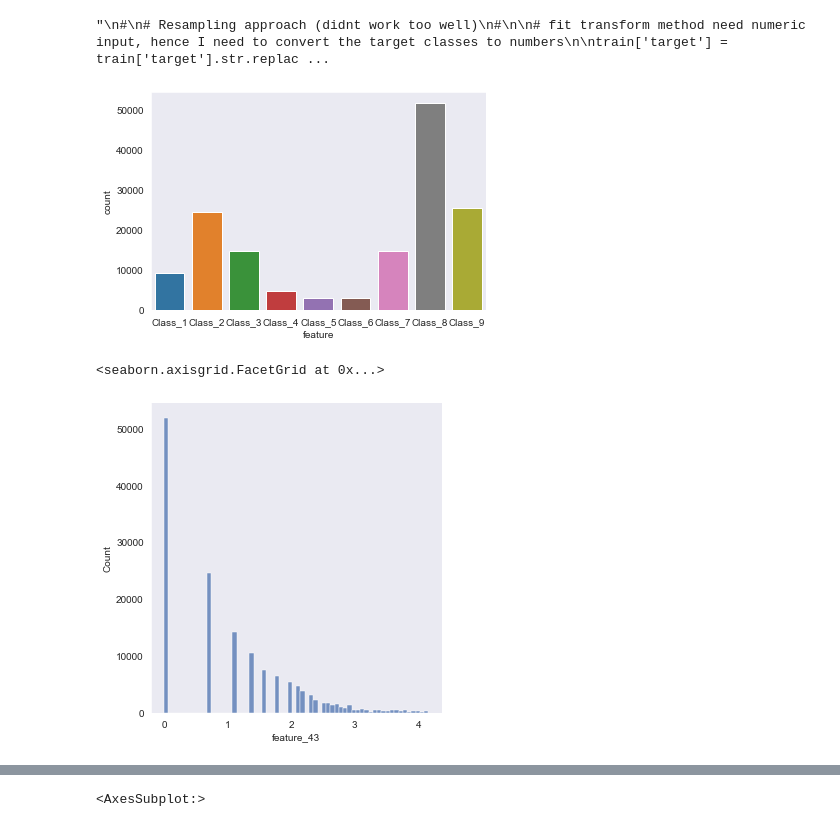
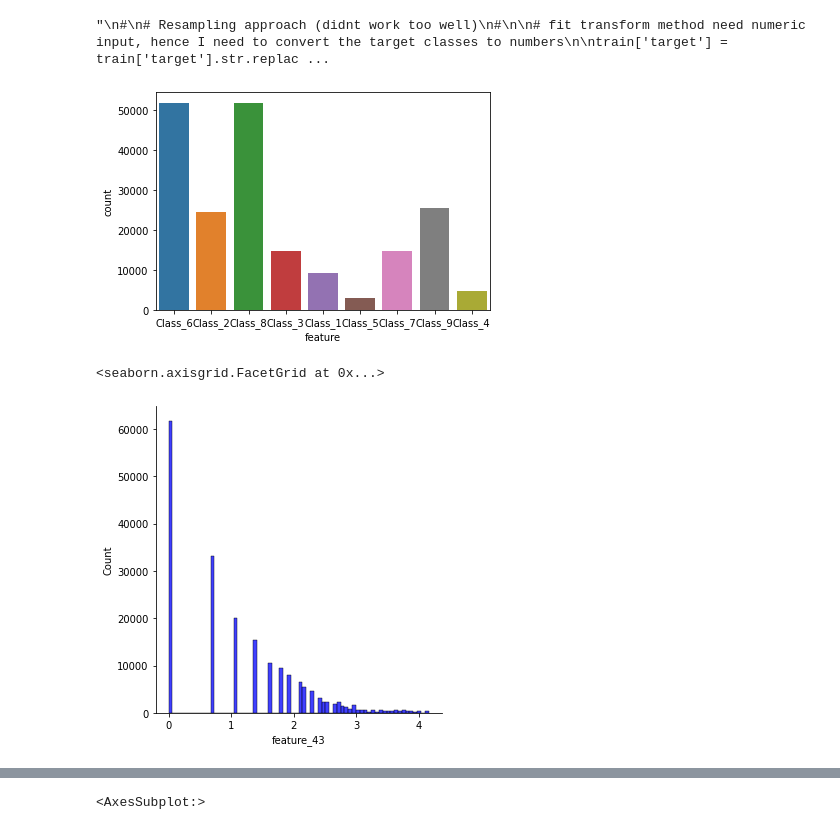
Before and after one commit to zoidgerd/kaggle, a Jupyter notebook: tbs-jun/dataprep.ipynb, the cells around one changed output, grey strips where cells are left out. Saved outputs shown, nothing was run; the diff lists cells and outputs as text; code cells hidden in the pictures.

Commit message:
trained nn

```diff
--- a/tbs-jun/dataprep.ipynb
+++ b/tbs-jun/dataprep.ipynb
@@ -153,20 +153,20 @@ print(pd.Series(target_resampled).value_counts())
 # %% [output]
 "\n#\n# Resampling approach (didnt work too well)\n#\n\n# fit transform method need numeric input, hence I need to convert the target classes to numbers\n\ntrain['target'] = train['target'].str.replac ...
 # %%
-sns.countplot(x = "target", data = train_undersample)
+sns.countplot(x = "target", data = train)
 plt.xlabel('feature')
 plt.show()
 # %% [output]
-[figure, old version]
+[figure, new version]
 # %%
 #
 # show the distribution of values for the columns
 #
 
-sns.displot(train_undersample["feature_43"], color="b")
+sns.displot(train["feature_43"], color="b")
 # %% [output]
 <seaborn.axisgrid.FacetGrid at 0x...>
-[figure, old version]
+[figure, new version]
 # %%
 #
 # examine distribution of features among the targets
```
Also changed, not shown: parts of 4 cells of this notebook, 1 other file.
